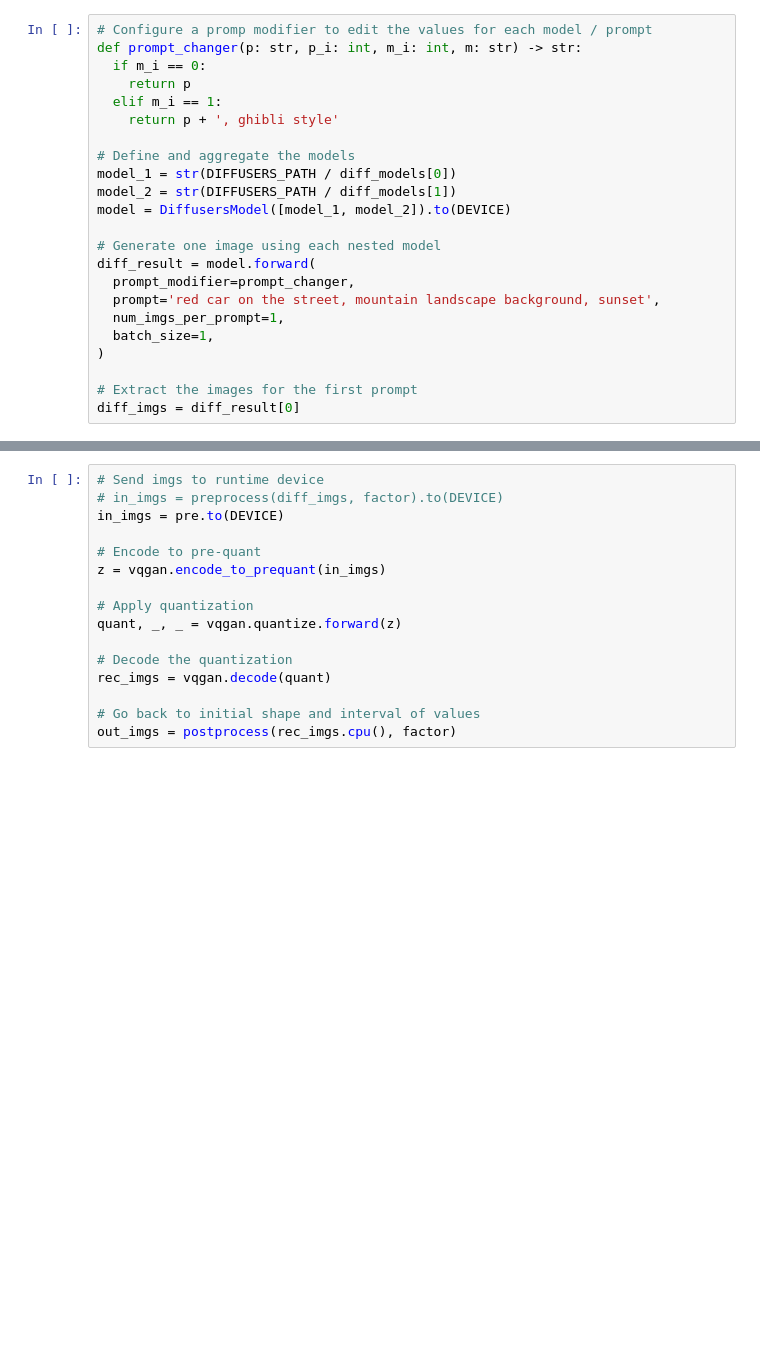
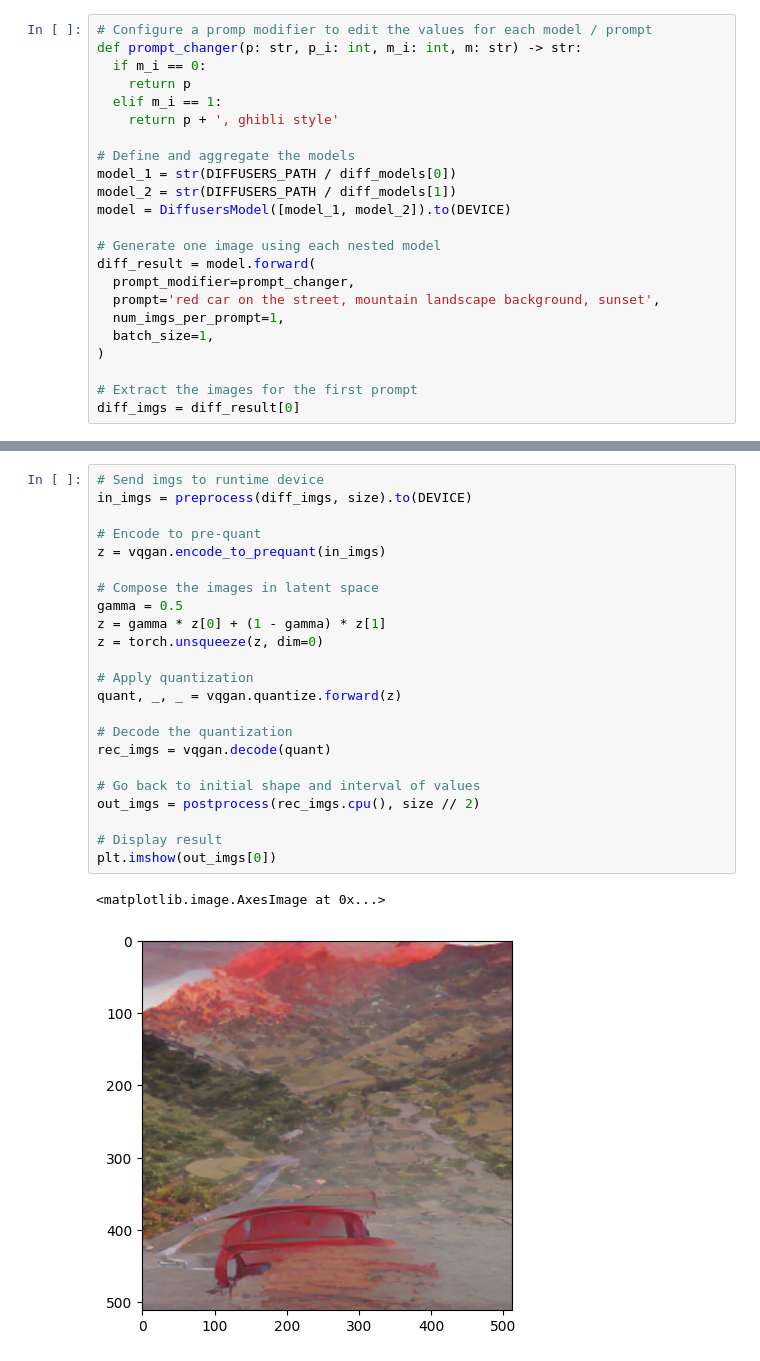
Before and after one commit to fusedbloxxer/diffusion-ensemble, a Jupyter notebook: src/main.ipynb, the cells around one changed output, grey strips where cells are left out. Saved outputs shown, nothing was run; the diff lists cells and outputs as text; blank space fills up the shorter version.

```diff
--- a/src/main.ipynb
+++ b/src/main.ipynb
@@ -220,16 +219,26 @@ plt.imshow(postprocess(preprocess(diff_imgs,  factor), factor)[0])
 # %%
 # Send imgs to runtime device
-# in_imgs = preprocess(diff_imgs, factor).to(DEVICE)
-in_imgs = pre.to(DEVICE)
+in_imgs = preprocess(diff_imgs, size).to(DEVICE)
 
 # Encode to pre-quant
 z = vqgan.encode_to_prequant(in_imgs)
+
+# Compose the images in latent space
+gamma = 0.5
+z = gamma * z[0] + (1 - gamma) * z[1]
+z = torch.unsqueeze(z, dim=0)
 
 # Apply quantization
 quant, _, _ = vqgan.quantize.forward(z)
 
 # Decode the quantization
 rec_imgs = vqgan.decode(quant)
 
 # Go back to initial shape and interval of values
-out_imgs = postprocess(rec_imgs.cpu(), factor)
+out_imgs = postprocess(rec_imgs.cpu(), size // 2)
+
+# Display result
+plt.imshow(out_imgs[0])
+# %% [output]
+<matplotlib.image.AxesImage at 0x...>
+[figure, added]
```
Also changed, not shown: parts of 16 cells of this notebook.
